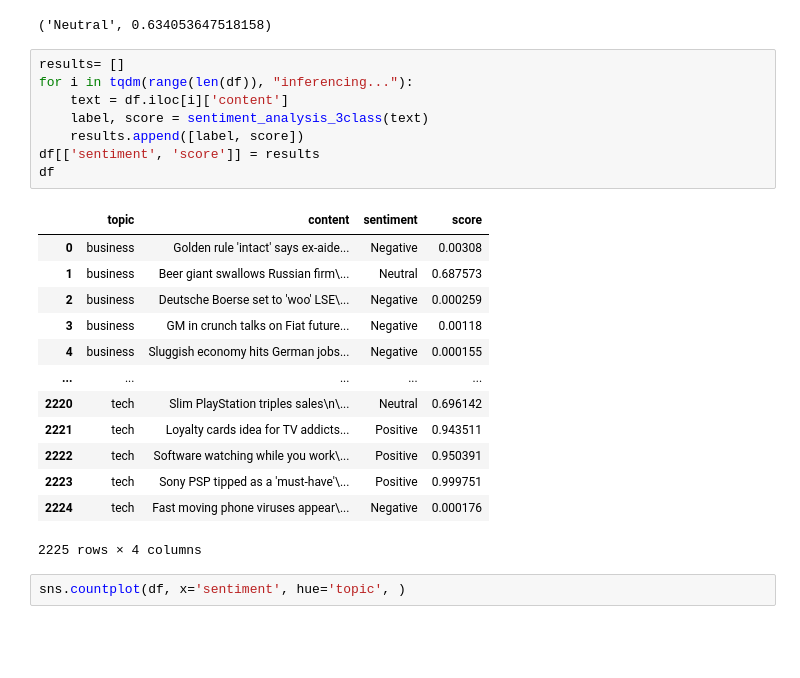
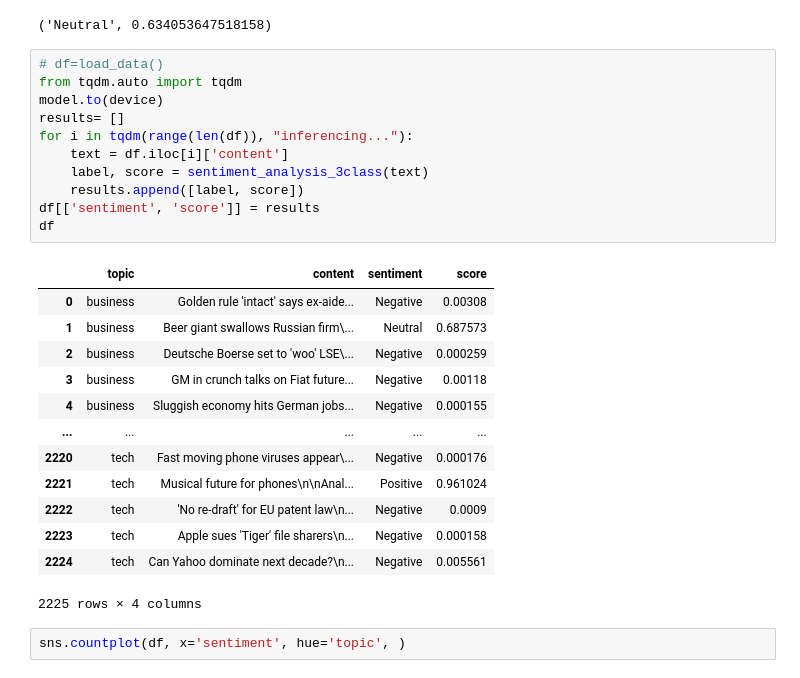
Before and after one commit to jiuyuanx/Application-of-NLP-and-LLM, a Jupyter notebook: sentiment_analysis.ipynb, the cells around one changed output. Drawn from its saved outputs; the diff is of its cells as text; blank space fills up the shorter version.

```diff
--- a/sentiment_analysis.ipynb
+++ b/sentiment_analysis.ipynb
@@ -144,26 +146,29 @@ sentiment_analysis_3class("This is a neutral sentence")
 # %% [output]
 ('Neutral', 0.634053647518158)
 # %%
+# df=load_data()
+from tqdm.auto import tqdm
+model.to(device)
 results= []
 for i in tqdm(range(len(df)), "inferencing..."):
     text = df.iloc[i]['content']
     label, score = sentiment_analysis_3class(text)
     results.append([label, score])
 df[['sentiment', 'score']] = results
 df
 # %% [output]
 |  | topic | content | sentiment | score |
 | 0 | business | Golden rule 'intact' says ex-aide... | Negative | 0.00308 |
 | 1 | business | Beer giant swallows Russian firm\... | Neutral | 0.687573 |
 | 2 | business | Deutsche Boerse set to 'woo' LSE\... | Negative | 0.000259 |
 | 3 | business | GM in crunch talks on Fiat future... | Negative | 0.00118 |
 | 4 | business | Sluggish economy hits German jobs... | Negative | 0.000155 |
 | ... | ... | ... | ... | ... |
-| 2220 | tech | Slim PlayStation triples sales\n\... | Neutral | 0.696142 |
-| 2221 | tech | Loyalty cards idea for TV addicts... | Positive | 0.943511 |
-| 2222 | tech | Software watching while you work\... | Positive | 0.950391 |
-| 2223 | tech | Sony PSP tipped as a 'must-have'\... | Positive | 0.999751 |
-| 2224 | tech | Fast moving phone viruses appear\... | Negative | 0.000176 |
+| 2220 | tech | Fast moving phone viruses appear\... | Negative | 0.000176 |
+| 2221 | tech | Musical future for phones\n\nAnal... | Positive | 0.961024 |
+| 2222 | tech | 'No re-draft' for EU patent law\n... | Negative | 0.0009 |
+| 2223 | tech | Apple sues 'Tiger' file sharers\n... | Negative | 0.000158 |
+| 2224 | tech | Can Yahoo dominate next decade?\n... | Negative | 0.005561 |
 2225 rows × 4 columns
 # %%
 sns.countplot(df, x='sentiment', hue='topic', )
```
Also changed, not shown: parts of 3 cells of this notebook.
